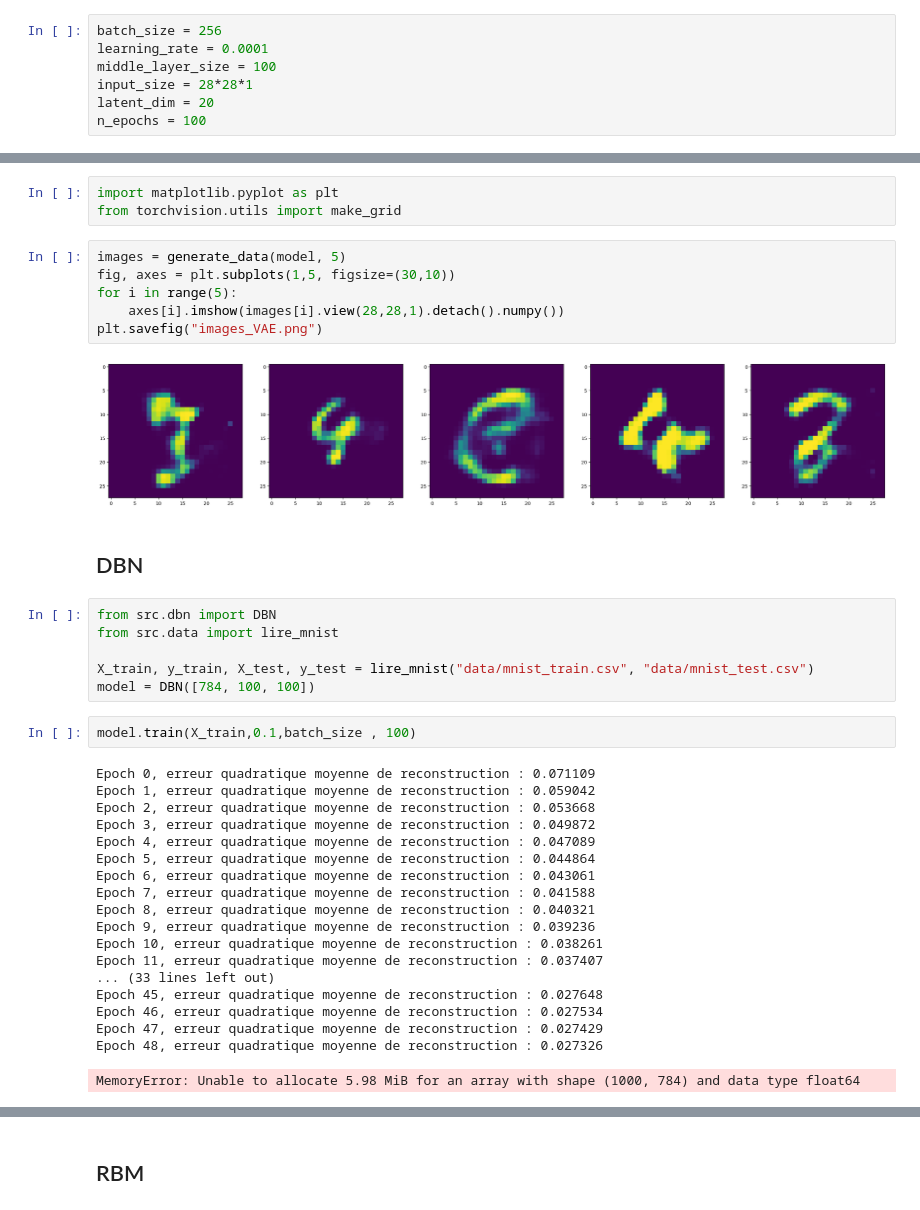
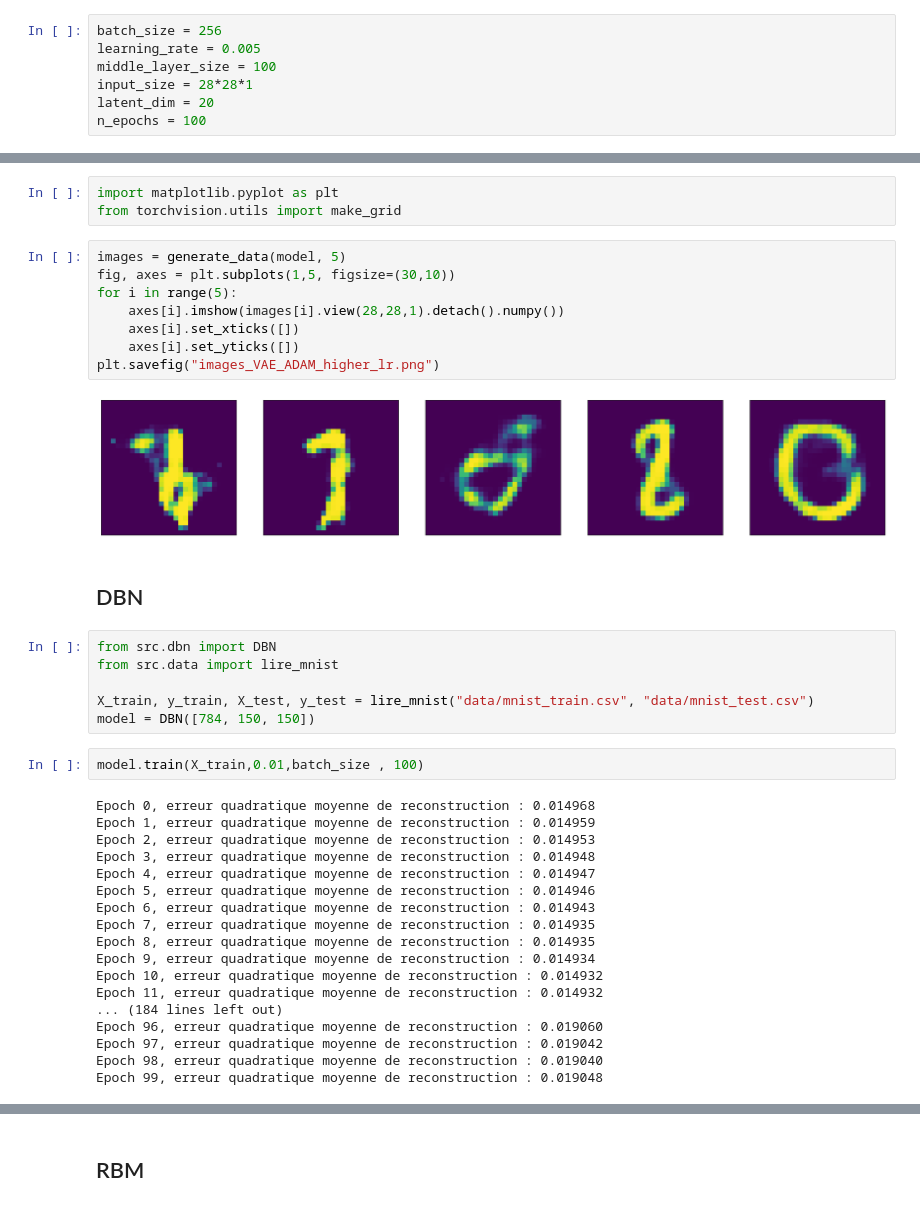
Before and after one commit to Theo-Morvan/DL_2_project, a Jupyter notebook: tristan/test_vae.ipynb, the cells around one changed output, grey strips where cells are left out. Drawn from its saved outputs; the diff is of its cells as text.

```diff
--- a/tristan/test_vae.ipynb
+++ b/tristan/test_vae.ipynb
@@ -28,7 +12,7 @@ ValueError: __init__() requires a code object with 0 free vars, not 1
 # Definition des hyperparamètres pour l'entrainement
 # %%
 batch_size = 256
-learning_rate = 0.0001
+learning_rate = 0.005
 middle_layer_size = 100
 input_size = 28*28*1
 latent_dim = 20
@@ -91,11 +58,13 @@ from torchvision.utils import make_grid
 # %%
 images = generate_data(model, 5)
 fig, axes = plt.subplots(1,5, figsize=(30,10))
 for i in range(5):
     axes[i].imshow(images[i].view(28,28,1).detach().numpy())
-plt.savefig("images_VAE.png")
+    axes[i].set_xticks([])
+    axes[i].set_yticks([])
+plt.savefig("images_VAE_ADAM_higher_lr.png")
 # %% [output]
-[figure, old version]
+[figure, new version]
 # %% [markdown]
 ## DBN
 # %%
@@ -103,28 +72,27 @@ from src.dbn import DBN
 from src.data import lire_mnist
 
 X_train, y_train, X_test, y_test = lire_mnist("data/mnist_train.csv", "data/mnist_test.csv")
-model = DBN([784, 100, 100])
+model = DBN([784, 150, 150])
 # %%
-model.train(X_train,0.1,batch_size , 100)
+model.train(X_train,0.01,batch_size , 100)
 # %% [output]
-Epoch 0, erreur quadratique moyenne de reconstruction : 0.071109
-Epoch 1, erreur quadratique moyenne de reconstruction : 0.059042
-Epoch 2, erreur quadratique moyenne de reconstruction : 0.053668
-Epoch 3, erreur quadratique moyenne de reconstruction : 0.049872
-Epoch 4, erreur quadratique moyenne de reconstruction : 0.047089
-Epoch 5, erreur quadratique moyenne de reconstruction : 0.044864
-Epoch 6, erreur quadratique moyenne de reconstruction : 0.043061
-Epoch 7, erreur quadratique moyenne de reconstruction : 0.041588
-Epoch 8, erreur quadratique moyenne de reconstruction : 0.040321
-Epoch 9, erreur quadratique moyenne de reconstruction : 0.039236
-Epoch 10, erreur quadratique moyenne de reconstruction : 0.038261
-Epoch 11, erreur quadratique moyenne de reconstruction : 0.037407
-... (33 lines left out)
-Epoch 45, erreur quadratique moyenne de reconstruction : 0.027648
-Epoch 46, erreur quadratique moyenne de reconstruction : 0.027534
-Epoch 47, erreur quadratique moyenne de reconstruction : 0.027429
-Epoch 48, erreur quadratique moyenne de reconstruction : 0.027326
+Epoch 0, erreur quadratique moyenne de reconstruction : 0.014968
+Epoch 1, erreur quadratique moyenne de reconstruction : 0.014959
+Epoch 2, erreur quadratique moyenne de reconstruction : 0.014953
+Epoch 3, erreur quadratique moyenne de reconstruction : 0.014948
+Epoch 4, erreur quadratique moyenne de reconstruction : 0.014947
+Epoch 5, erreur quadratique moyenne de reconstruction : 0.014946
+Epoch 6, erreur quadratique moyenne de reconstruction : 0.014943
+Epoch 7, erreur quadratique moyenne de reconstruction : 0.014935
+Epoch 8, erreur quadratique moyenne de reconstruction : 0.014935
+Epoch 9, erreur quadratique moyenne de reconstruction : 0.014934
+Epoch 10, erreur quadratique moyenne de reconstruction : 0.014932
+Epoch 11, erreur quadratique moyenne de reconstruction : 0.014932
+... (184 lines left out)
+Epoch 96, erreur quadratique moyenne de reconstruction : 0.019060
+Epoch 97, erreur quadratique moyenne de reconstruction : 0.019042
+Epoch 98, erreur quadratique moyenne de reconstruction : 0.019040
+Epoch 99, erreur quadratique moyenne de reconstruction : 0.019048
-MemoryError: Unable to allocate 5.98 MiB for an array with shape (1000, 784) and data type float64
 # %%
 images_dbn = model.generer_image(30, 10)
 fig, axes = plt.subplots(1,5, figsize=(30,10))
```
Also changed, not shown: parts of 4 cells of this notebook, 1 other file.
